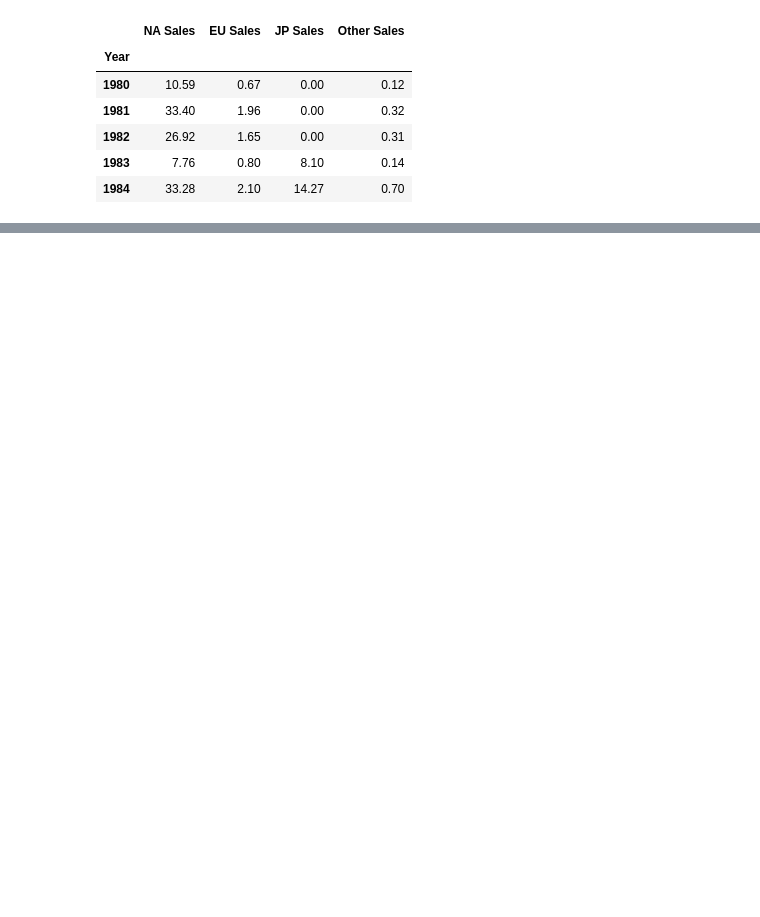
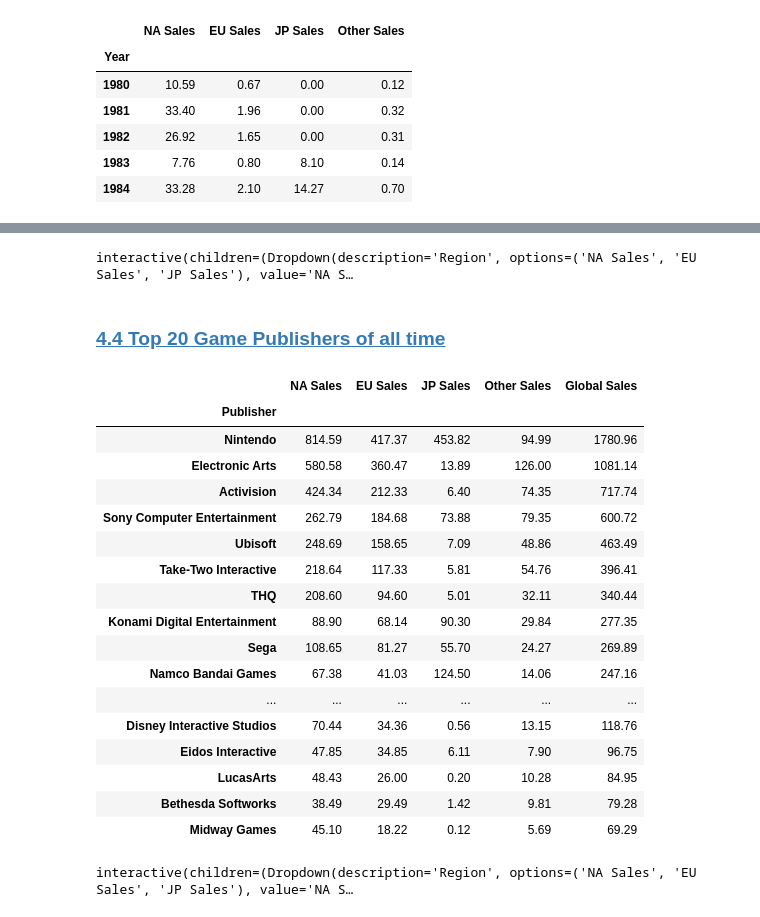
Before and after one commit to necenceu/video-game-sales, a Jupyter notebook: Video Games Sales.ipynb, the cells around one changed output, grey strips where cells are left out. Cells and saved outputs as stored; diff of their text form; code cells hidden in the pictures; blank space fills up the shorter version.

```diff
--- a/Video Games Sales.ipynb
+++ b/Video Games Sales.ipynb
@@ -204,0 +276,71 @@ plt.show()
+# %%
+def x(Region):
+
+    # Preparing data frame for specific region
+    genre_df = genres_in_region.sort_values(Region, ascending = True)
+    reg = Region.split()[0]
+
+    # Setting colors for different regions
+    if reg == 'NA':
+        color = '#294a72'
+    elif reg == 'EU':
+        color = '#6c982a'
+    else:
+        color = '#985b2a'
+
+    # Creating bar plot with sorting by amount of sales
+    plt.barh(genre_df.index,
+             genre_df[Region],
+             color = color, edgecolor = 'black')
+
+    # Setting label and title
+    plt.xlabel('Sales (in millions)', fontsize = 16)
+    plt.title(f'Most popular genres in {reg}', fontsize = 18)
+
+    plt.show()
+
+interact(x, Region = genres_in_region.columns);
+# %% [output]
+interactive(children=(Dropdown(description='Region', options=('NA Sales', 'EU Sales', 'JP Sales'), value='NA S…
+# %% [markdown]
+### [4.4 Top 20 Game Publishers of all time]()
+# %%
+# Data frame we will use in this visualisation
+df.groupby('Publisher').sum().drop('Year', axis = 1).sort_values('Global Sales', ascending = False).head(20)
+# %% [output]
+|  | NA Sales | EU Sales | JP Sales | Other Sales | Global Sales |
+| Publisher |  |  |  |  |  |
+| Nintendo | 814.59 | 417.37 | 453.82 | 94.99 | 1780.96 |
+| Electronic Arts | 580.58 | 360.47 | 13.89 | 126.00 | 1081.14 |
+| Activision | 424.34 | 212.33 | 6.40 | 74.35 | 717.74 |
+| Sony Computer Entertainment | 262.79 | 184.68 | 73.88 | 79.35 | 600.72 |
+| Ubisoft | 248.69 | 158.65 | 7.09 | 48.86 | 463.49 |
+| Take-Two Interactive | 218.64 | 117.33 | 5.81 | 54.76 | 396.41 |
+| THQ | 208.60 | 94.60 | 5.01 | 32.11 | 340.44 |
+| Konami Digital Entertainment | 88.90 | 68.14 | 90.30 | 29.84 | 277.35 |
+| Sega | 108.65 | 81.27 | 55.70 | 24.27 | 269.89 |
+| Namco Bandai Games | 67.38 | 41.03 | 124.50 | 14.06 | 247.16 |
+| ... | ... | ... | ... | ... | ... |
+| Disney Interactive Studios | 70.44 | 34.36 | 0.56 | 13.15 | 118.76 |
+| Eidos Interactive | 47.85 | 34.85 | 6.11 | 7.90 | 96.75 |
+| LucasArts | 48.43 | 26.00 | 0.20 | 10.28 | 84.95 |
+| Bethesda Softworks | 38.49 | 29.49 | 1.42 | 9.81 | 79.28 |
+| Midway Games | 45.10 | 18.22 | 0.12 | 5.69 | 69.29 |
+# %%
+def x(Region):
+
+    # Preparing data frame for specific region
+    pub_in_region = df.groupby('Publisher').sum().drop('Year', axis = 1).sort_values(Region, ascending = False).head(20)
+
+    # Creation a plot
+    fig = px.bar(pub_in_region, x = pub_in_region.index, y = Region,
+                 labels = {
+                     Region : 'Sales(in millions)',
+                     str(pub_in_region.index) : 'zhopa'
+                 },
+                 title = 'Top 20 Game Publishers of all time')
+    fig.show()
+
+interact(x, Region = genres_in_region.columns);
+# %% [output]
+interactive(children=(Dropdown(description='Region', options=('NA Sales', 'EU Sales', 'JP Sales'), value='NA S…
```
Also changed, not shown: parts of 22 cells of this notebook.
